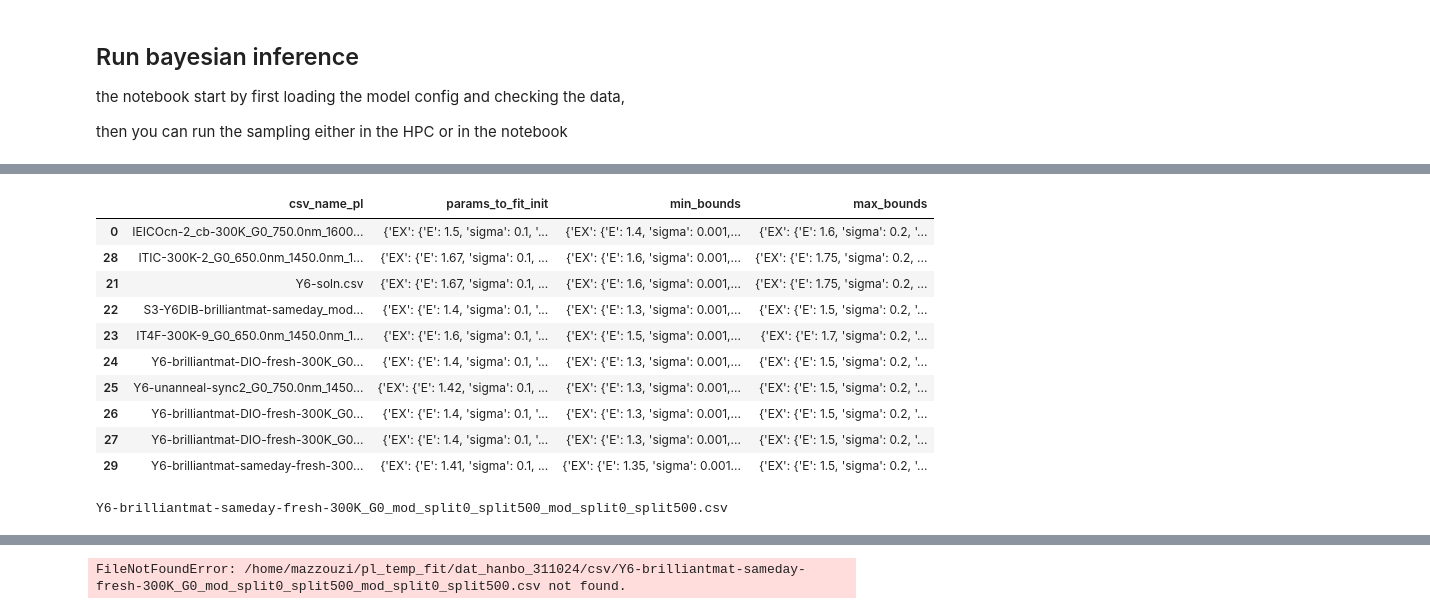
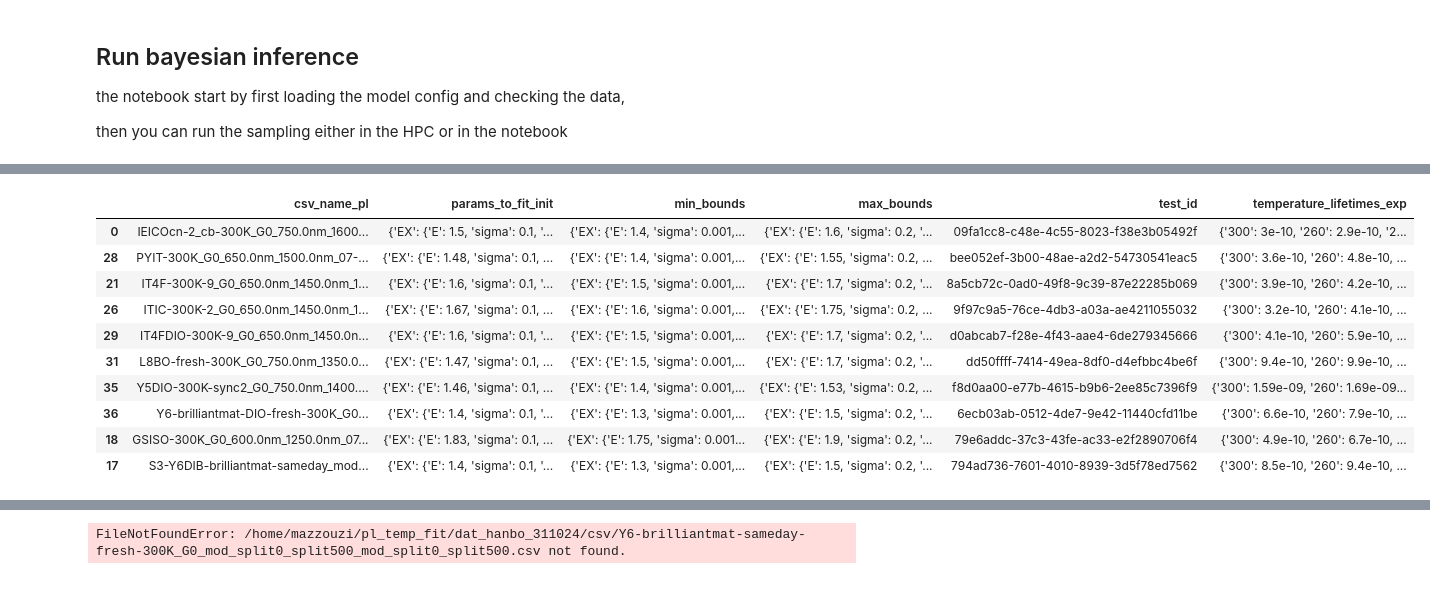
Before and after one commit to mohammedazzouzi15/pl_temp_fit, a Jupyter notebook: notebook/1_run_sampling_PL.ipynb, the cells around one changed output, grey strips where cells are left out. Saved outputs shown, nothing was run; the diff lists cells and outputs as text; code cells hidden in the pictures.

```diff
--- a/notebook/1_run_sampling_PL.ipynb
+++ b/notebook/1_run_sampling_PL.ipynb
@@ -26,53 +46,49 @@ os.chdir("..")
 # %%
 # get test_ids in the database
 path_database = Path("fit_experimental_emcee_pl/fit_data_base/")
 model_config_files = list(path_database.glob("*.json"))
 test_id_list = []
 
 list_model_config = []
 for id, model_config_file in enumerate(model_config_files):
     # print(id,model_config_file)
     test_id = model_config_file.name.replace(".json", "")
     test_id_list.append(test_id)
     model_config, model_config_save = config_utils.load_model_config(
         test_id, database_folder=path_database
     )
     # print(model_config_save["csv_name_pl"].split("/")[-1])
     list_model_config.append(model_config_save)
 
 if len(list_model_config) == 0:
     print("no data")
 else:
     df_all = pd.DataFrame(list_model_config)
     df_all.sort_values(by="date", ascending=False, inplace=True)
 df_all["csv_name_pl"] = df_all["csv_name_pl"].apply(lambda x: x.split("/")[-1])
-df_all[["csv_name_pl", "params_to_fit_init", "min_bounds", "max_bounds"]].head(
-    10
-)
+df_all.dropna(subset=["temperature_lifetimes_exp"], inplace=True)
+df_all[
+    [
+        "csv_name_pl",
+        "params_to_fit_init",
+        "min_bounds",
+        "max_bounds",
+        "test_id",
+        "temperature_lifetimes_exp",
+    ]
+].head(10)
 # %% [output]
-|  | csv_name_pl | params_to_fit_init | min_bounds | max_bounds |
-| 0 | IEICOcn-2_cb-300K_G0_750.0nm_1600... | {'EX': {'E': 1.5, 'sigma': 0.1, '... | {'EX': {'E': 1.4, 'sigma': 0.001,... | {'EX': {'E': 1.6, 'sigma': 0.2, '... |
-| 28 | ITIC-300K-2_G0_650.0nm_1450.0nm_1... | {'EX': {'E': 1.67, 'sigma': 0.1, ... | {'EX': {'E': 1.6, 'sigma': 0.001,... | {'EX': {'E': 1.75, 'sigma': 0.2, ... |
-| 21 | Y6-soln.csv | {'EX': {'E': 1.67, 'sigma': 0.1, ... | {'EX': {'E': 1.6, 'sigma': 0.001,... | {'EX': {'E': 1.75, 'sigma': 0.2, ... |
-| 22 | S3-Y6DIB-brilliantmat-sameday_mod... | {'EX': {'E': 1.4, 'sigma': 0.1, '... | {'EX': {'E': 1.3, 'sigma': 0.001,... | {'EX': {'E': 1.5, 'sigma': 0.2, '... |
-| 23 | IT4F-300K-9_G0_650.0nm_1450.0nm_1... | {'EX': {'E': 1.6, 'sigma': 0.1, '... | {'EX': {'E': 1.5, 'sigma': 0.001,... | {'EX': {'E': 1.7, 'sigma': 0.2, '... |
-| 24 | Y6-brilliantmat-DIO-fresh-300K_G0... | {'EX': {'E': 1.4, 'sigma': 0.1, '... | {'EX': {'E': 1.3, 'sigma': 0.001,... | {'EX': {'E': 1.5, 'sigma': 0.2, '... |
-| 25 | Y6-unanneal-sync2_G0_750.0nm_1450... | {'EX': {'E': 1.42, 'sigma': 0.1, ... | {'EX': {'E': 1.3, 'sigma': 0.001,... | {'EX': {'E': 1.5, 'sigma': 0.2, '... |
-| 26 | Y6-brilliantmat-DIO-fresh-300K_G0... | {'EX': {'E': 1.4, 'sigma': 0.1, '... | {'EX': {'E': 1.3, 'sigma': 0.001,... | {'EX': {'E': 1.5, 'sigma': 0.2, '... |
-| 27 | Y6-brilliantmat-DIO-fresh-300K_G0... | {'EX': {'E': 1.4, 'sigma': 0.1, '... | {'EX': {'E': 1.3, 'sigma': 0.001,... | {'EX': {'E': 1.5, 'sigma': 0.2, '... |
-| 29 | Y6-brilliantmat-sameday-fresh-300... | {'EX': {'E': 1.41, 'sigma': 0.1, ... | {'EX': {'E': 1.35, 'sigma': 0.001... | {'EX': {'E': 1.5, 'sigma': 0.2, '... |
+|  | csv_name_pl | params_to_fit_init | min_bounds | max_bounds | test_id | temperature_lifetimes_exp |
+| 0 | IEICOcn-2_cb-300K_G0_750.0nm_1600... | {'EX': {'E': 1.5, 'sigma': 0.1, '... | {'EX': {'E': 1.4, 'sigma': 0.001,... | {'EX': {'E': 1.6, 'sigma': 0.2, '... | 09fa1cc8-c48e-4c55-8023-f38e3b05492f | {'300': 3e-10, '260': 2.9e-10, '2... |
+| 28 | PYIT-300K_G0_650.0nm_1500.0nm_07-... | {'EX': {'E': 1.48, 'sigma': 0.1, ... | {'EX': {'E': 1.4, 'sigma': 0.001,... | {'EX': {'E': 1.55, 'sigma': 0.2, ... | bee052ef-3b00-48ae-a2d2-54730541eac5 | {'300': 3.6e-10, '260': 4.8e-10, ... |
+| 21 | IT4F-300K-9_G0_650.0nm_1450.0nm_1... | {'EX': {'E': 1.6, 'sigma': 0.1, '... | {'EX': {'E': 1.5, 'sigma': 0.001,... | {'EX': {'E': 1.7, 'sigma': 0.2, '... | 8a5cb72c-0ad0-49f8-9c39-87e22285b069 | {'300': 3.9e-10, '260': 4.2e-10, ... |
+| 26 | ITIC-300K-2_G0_650.0nm_1450.0nm_1... | {'EX': {'E': 1.67, 'sigma': 0.1, ... | {'EX': {'E': 1.6, 'sigma': 0.001,... | {'EX': {'E': 1.75, 'sigma': 0.2, ... | 9f97c9a5-76ce-4db3-a03a-ae4211055032 | {'300': 3.2e-10, '260': 4.1e-10, ... |
+| 29 | IT4FDIO-300K-9_G0_650.0nm_1450.0n... | {'EX': {'E': 1.6, 'sigma': 0.1, '... | {'EX': {'E': 1.5, 'sigma': 0.001,... | {'EX': {'E': 1.7, 'sigma': 0.2, '... | d0abcab7-f28e-4f43-aae4-6de279345666 | {'300': 4.1e-10, '260': 5.9e-10, ... |
+| 31 | L8BO-fresh-300K_G0_750.0nm_1350.0... | {'EX': {'E': 1.47, 'sigma': 0.1, ... | {'EX': {'E': 1.5, 'sigma': 0.001,... | {'EX': {'E': 1.7, 'sigma': 0.2, '... | dd50ffff-7414-49ea-8df0-d4efbbc4be6f | {'300': 9.4e-10, '260': 9.9e-10, ... |
+| 35 | Y5DIO-300K-sync2_G0_750.0nm_1400.... | {'EX': {'E': 1.46, 'sigma': 0.1, ... | {'EX': {'E': 1.4, 'sigma': 0.001,... | {'EX': {'E': 1.53, 'sigma': 0.2, ... | f8d0aa00-e77b-4615-b9b6-2ee85c7396f9 | {'300': 1.59e-09, '260': 1.69e-09... |
+| 36 | Y6-brilliantmat-DIO-fresh-300K_G0... | {'EX': {'E': 1.4, 'sigma': 0.1, '... | {'EX': {'E': 1.3, 'sigma': 0.001,... | {'EX': {'E': 1.5, 'sigma': 0.2, '... | 6ecb03ab-0512-4de7-9e42-11440cfd11be | {'300': 6.6e-10, '260': 7.9e-10, ... |
+| 18 | GSISO-300K_G0_600.0nm_1250.0nm_07... | {'EX': {'E': 1.83, 'sigma': 0.1, ... | {'EX': {'E': 1.75, 'sigma': 0.001... | {'EX': {'E': 1.9, 'sigma': 0.2, '... | 79e6addc-37c3-43fe-ac33-e2f2890706f4 | {'300': 4.9e-10, '260': 6.7e-10, ... |
+| 17 | S3-Y6DIB-brilliantmat-sameday_mod... | {'EX': {'E': 1.4, 'sigma': 0.1, '... | {'EX': {'E': 1.3, 'sigma': 0.001,... | {'EX': {'E': 1.5, 'sigma': 0.2, '... | 794ad736-7601-4010-8939-3d5f78ed7562 | {'300': 8.5e-10, '260': 9.4e-10, ... |
-# %%
-import importlib
-
-importlib.reload(config_utils)
-test_id = test_id_list[14]
-model_config, model_config_save = config_utils.load_model_config(
-    test_id, database_folder=path_database
-)
-csv_name = model_config_save["csv_name_pl"]
-print(model_config_save["csv_name_pl"].split("/")[-1])
-# %% [output]
-Y6-brilliantmat-sameday-fresh-300K_G0_mod_split0_split500_mod_split0_split500.csv
 # %%
 test_id
 # %% [output]
```
Also changed, not shown: parts of 6 cells of this notebook, 7 other files.
